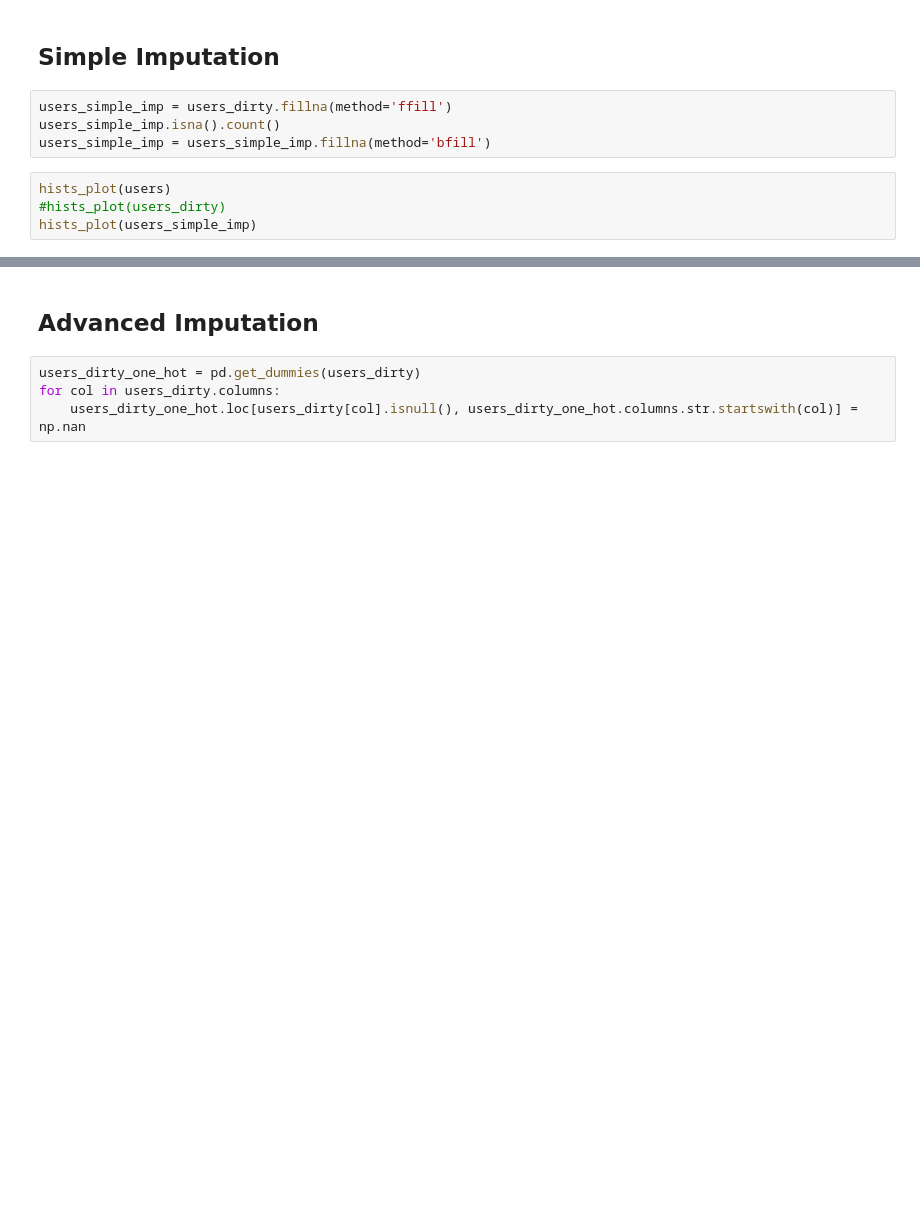
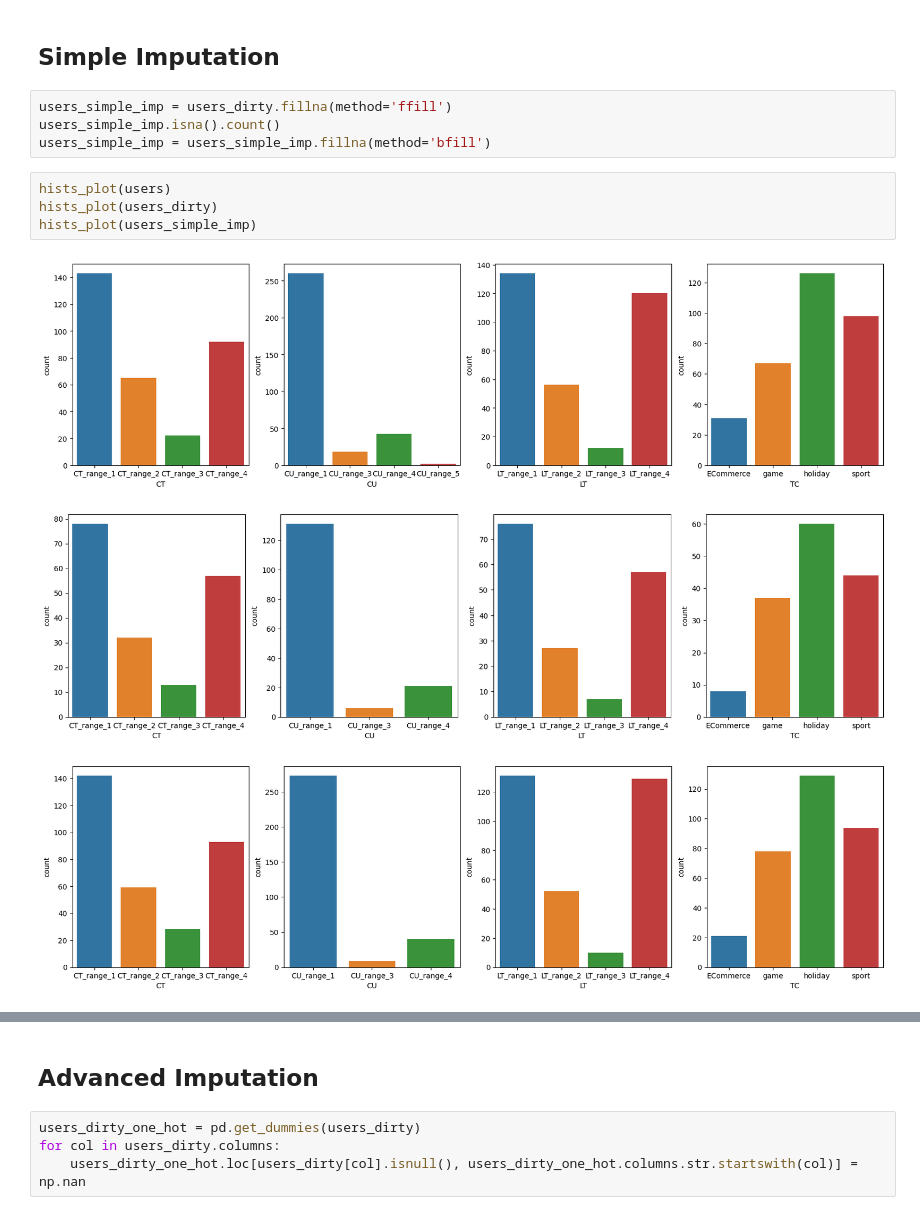
Before and after one commit to pcastiglione99/Data-Quality-Project, a Jupyter notebook: src/project.ipynb, the cells around one changed output, grey strips where cells are left out. Drawn from its saved outputs; the diff is of its cells as text; blank space fills up the shorter version.

Commit message:
with images

```diff
--- a/src/project.ipynb
+++ b/src/project.ipynb
@@ -53,7 +78,11 @@ users_simple_imp.isna().count()
 users_simple_imp = users_simple_imp.fillna(method='bfill')
 # %%
 hists_plot(users)
-#hists_plot(users_dirty)
+hists_plot(users_dirty)
 hists_plot(users_simple_imp)
+# %% [output]
+[figure, added]
+[figure, added]
+[figure, added]
 # %%
 accuracy(users, users_simple_imp)
```
Also changed, not shown: parts of 12 cells of this notebook.
